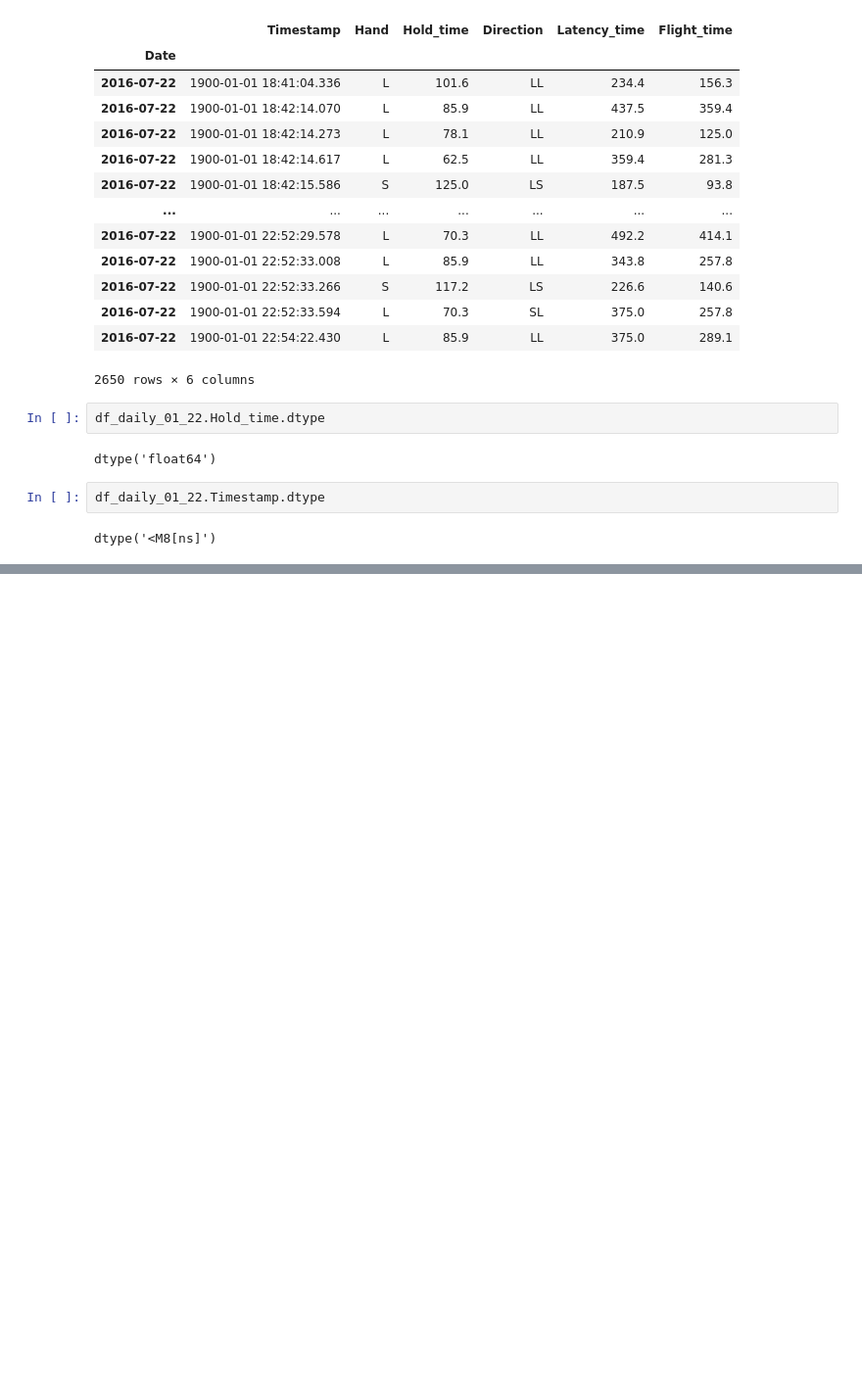
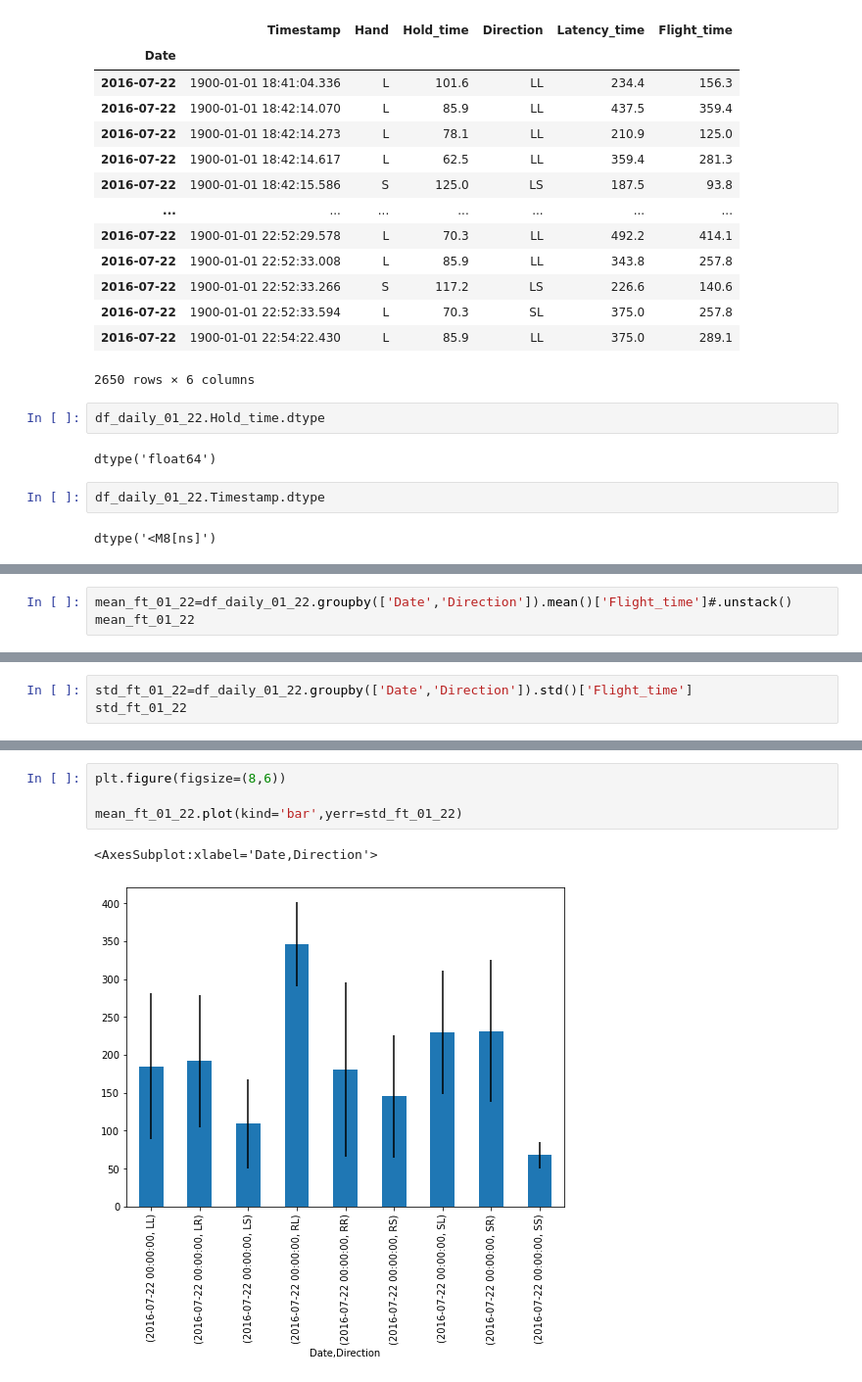
Before and after one commit to kdv97/quokka, a Jupyter notebook: individual_patient_Ivan.ipynb, the cells around one changed output, grey strips where cells are left out. Shown at 98% size. Cells and saved outputs as stored; diff of their text form; blank space fills up the shorter version.

```diff
--- a/individual_patient_Ivan.ipynb
+++ b/individual_patient_Ivan.ipynb
@@ -194,0 +231,3 @@ Name: Flight_time, Length: 77, dtype: float64
+# %%
+mean_ft_01_22=df_daily_01_22.groupby(['Date','Direction']).mean()['Flight_time']#.unstack()
+mean_ft_01_22
@@ -194,0 +246,3 @@ Name: Flight_time, Length: 77, dtype: float64
+# %%
+std_ft_01_22=df_daily_01_22.groupby(['Date','Direction']).std()['Flight_time']
+std_ft_01_22
@@ -195,3 +261,10 @@ Name: Flight_time, Length: 77, dtype: float64
+# %%
+plt.figure(figsize=(8,6))
+
+mean_ft_01_22.plot(kind='bar',yerr=std_ft_01_22)
+# %% [output]
+<AxesSubplot:xlabel='Date,Direction'>
+[figure, added]
 # %%
 mean_ht=df_daily.groupby(['Date','Direction']).mean()['Hold_time']#.unstack()
 mean_ht
```
Also changed, not shown: parts of 18 cells of this notebook.
